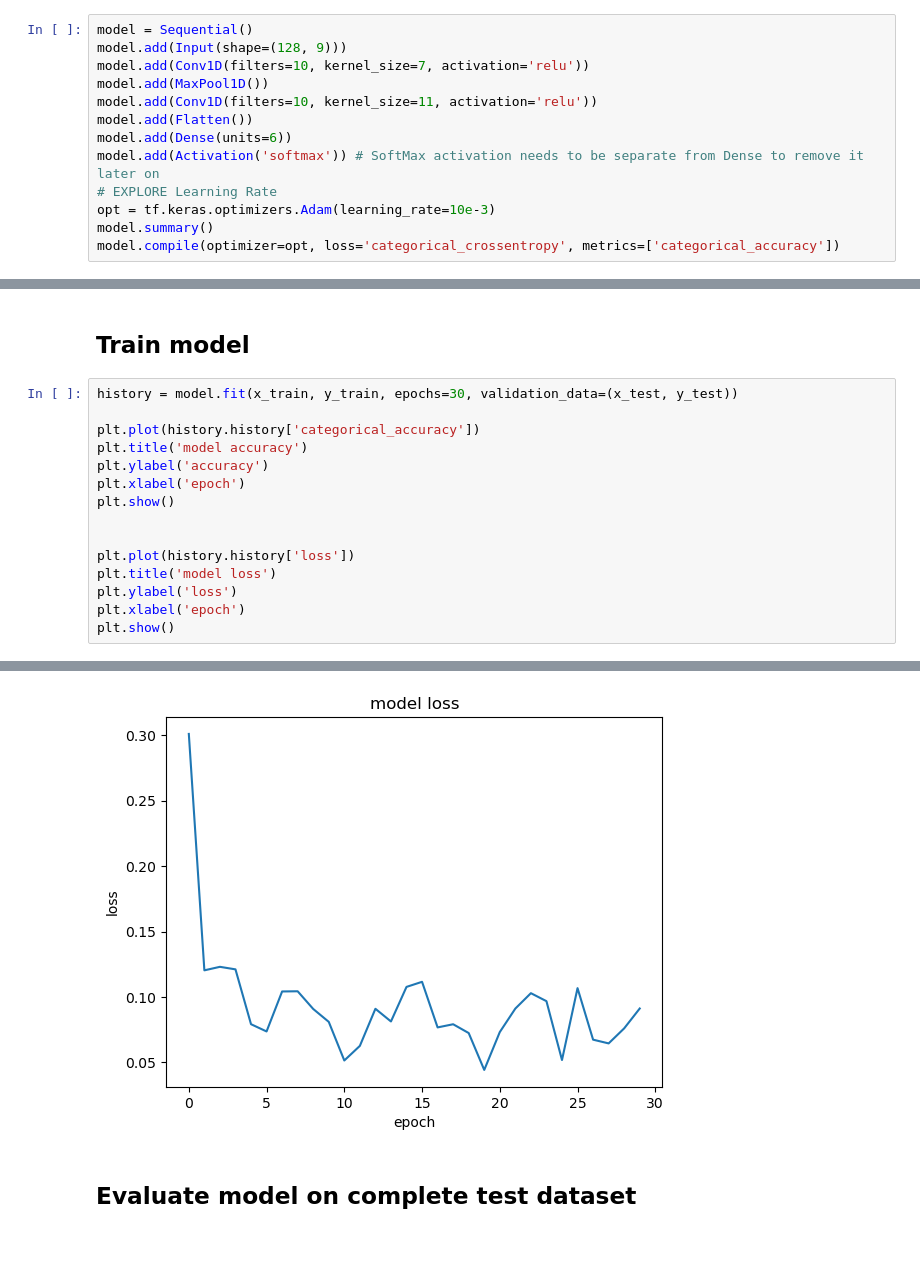
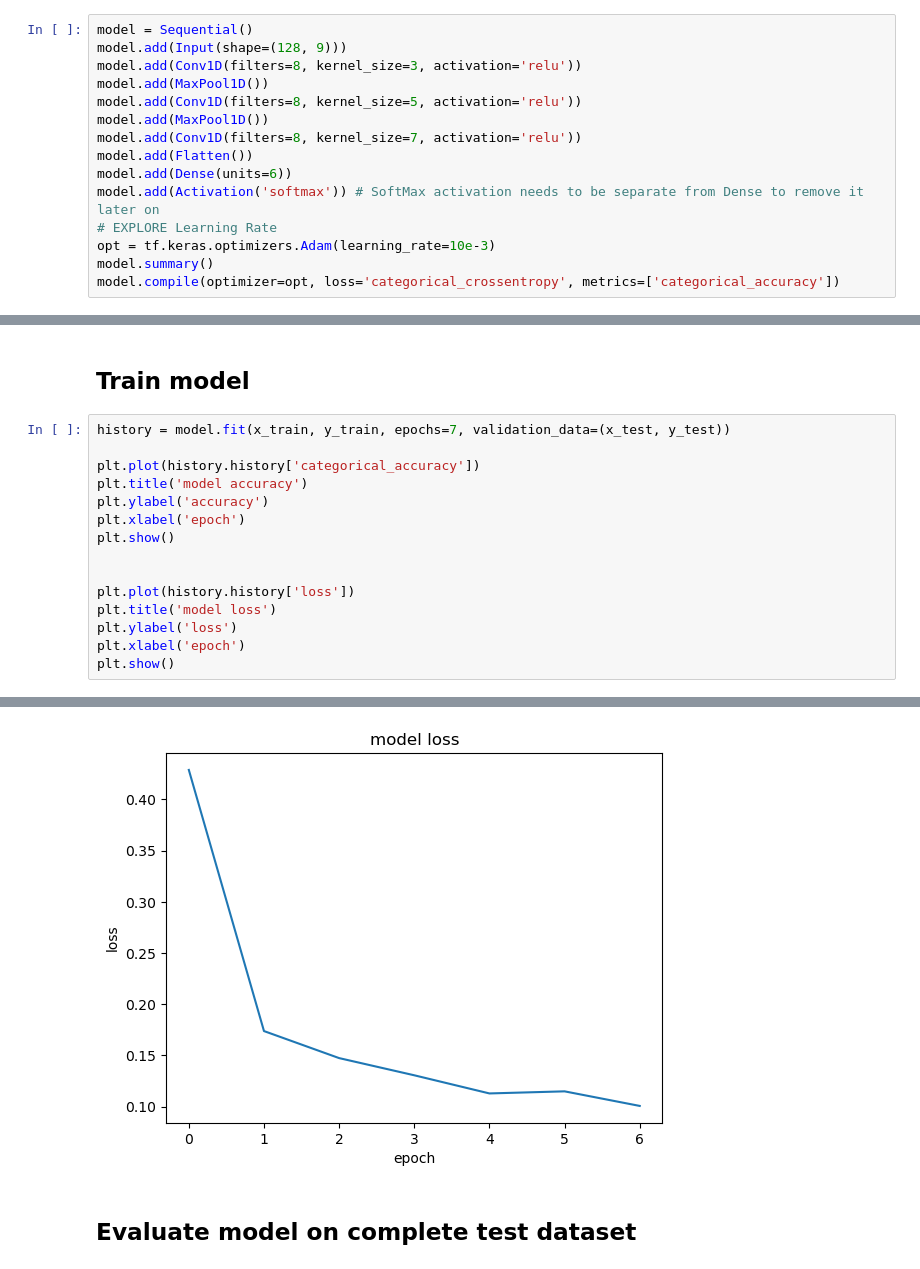
Before and after one commit to FlorianLatapie/PNS-SI4-S8_Capteurs_actionneurs_-_IA, a Jupyter notebook: TP_IA/microai_edu/Lab1/Lab1_Part2_UCI-HAR.ipynb, the cells around one changed output, grey strips where cells are left out. Drawn from its saved outputs; the diff is of its cells as text.

```diff
--- a/TP_IA/microai_edu/Lab1/Lab1_Part2_UCI-HAR.ipynb
+++ b/TP_IA/microai_edu/Lab1/Lab1_Part2_UCI-HAR.ipynb
@@ -43,9 +49,11 @@ np.savetxt('y_test_uci-har_250.csv', y_test_250, delimiter=',', fmt='%s')
 # %%
 model = Sequential()
 model.add(Input(shape=(128, 9)))
-model.add(Conv1D(filters=10, kernel_size=7, activation='relu'))
+model.add(Conv1D(filters=8, kernel_size=3, activation='relu'))
 model.add(MaxPool1D())
-model.add(Conv1D(filters=10, kernel_size=11, activation='relu'))
+model.add(Conv1D(filters=8, kernel_size=5, activation='relu'))
+model.add(MaxPool1D())
+model.add(Conv1D(filters=8, kernel_size=7, activation='relu'))
 model.add(Flatten())
 model.add(Dense(units=6))
 model.add(Activation('softmax')) # SoftMax activation needs to be separate from Dense to remove it later on
@@ -74,7 +84,7 @@ _________________________________________________________________
 # %% [markdown]
 ## Train model
 # %%
-history = model.fit(x_train, y_train, epochs=30, validation_data=(x_test, y_test))
+history = model.fit(x_train, y_train, epochs=7, validation_data=(x_test, y_test))
 
 plt.plot(history.history['categorical_accuracy'])
 plt.title('model accuracy')
@@ -110,4 +117,4 @@ Epoch 30/30
-[figure, old version]
+[figure, new version]
 # %% [markdown]
 ## Evaluate model on complete test dataset
 # %%
```
Also changed, not shown: parts of 6 cells of this notebook.
